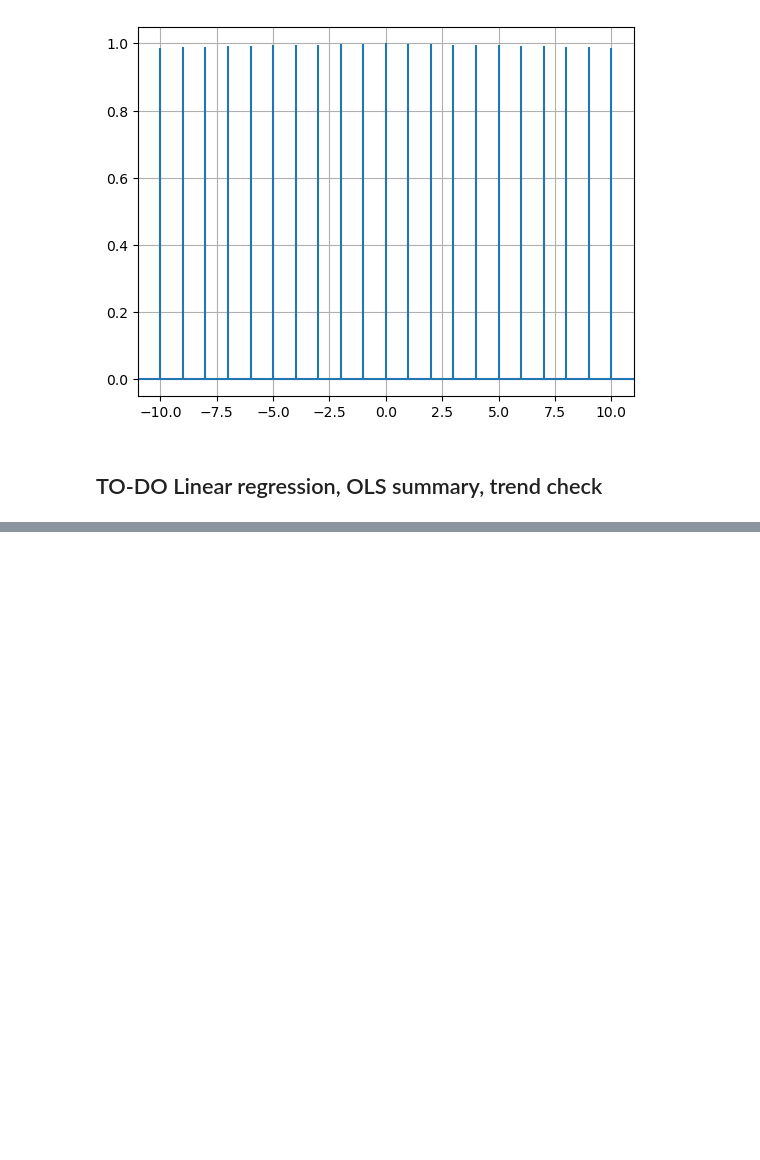
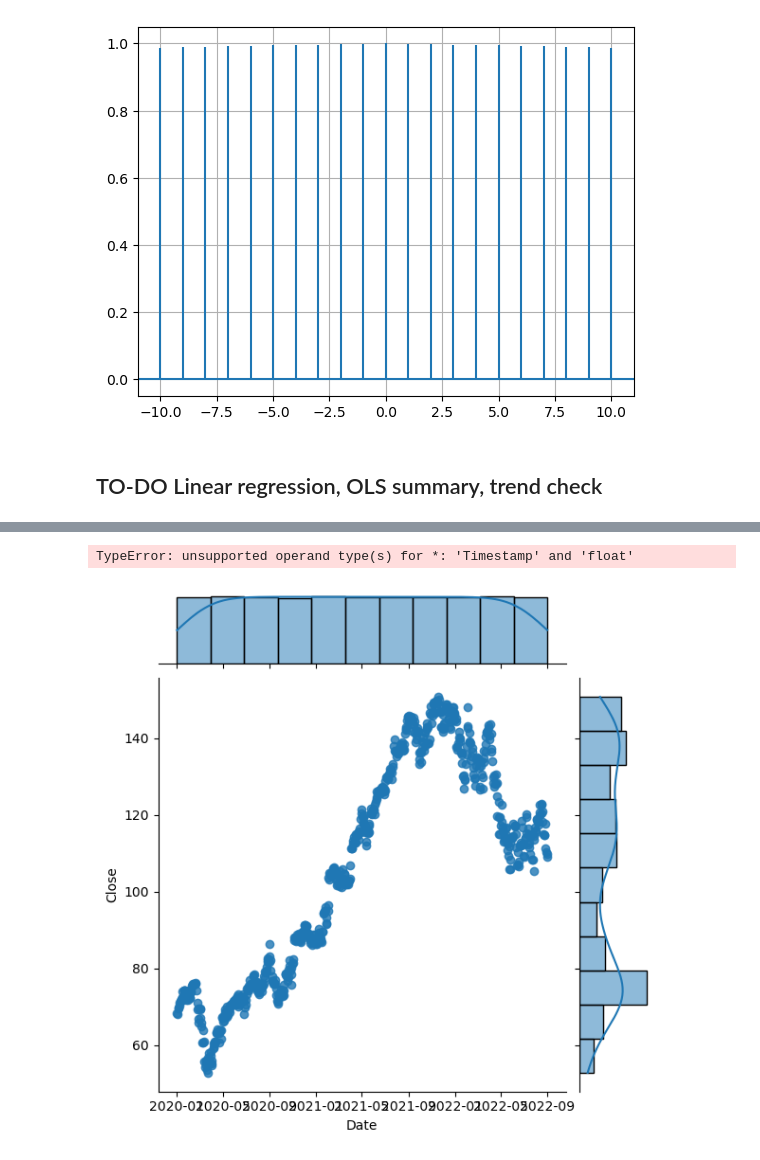
Before and after one commit to furkaneneseren/Time-Series-Prophet, a Jupyter notebook: time-series-prophet.ipynb, the cells around one changed output, grey strips where cells are left out. Cells and saved outputs as stored; diff of their text form; code cells hidden in the pictures; blank space fills up the shorter version.

```diff
--- a/time-series-prophet.ipynb
+++ b/time-series-prophet.ipynb
@@ -1235,0 +1234,5 @@ plt.show()
+# %%
+sns.jointplot(x= data2.index, y= data2["Close"], data= data2, kind="reg")
+# %% [output]
+TypeError: unsupported operand type(s) for *: 'Timestamp' and 'float'
+[figure, added]
```
Also changed, not shown: parts of 30 cells of this notebook.
